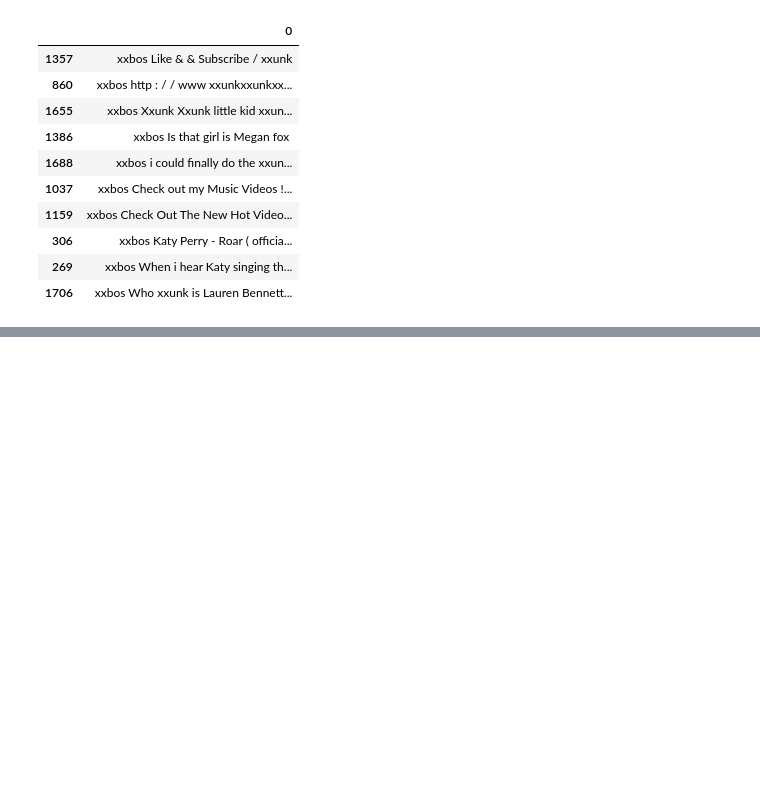
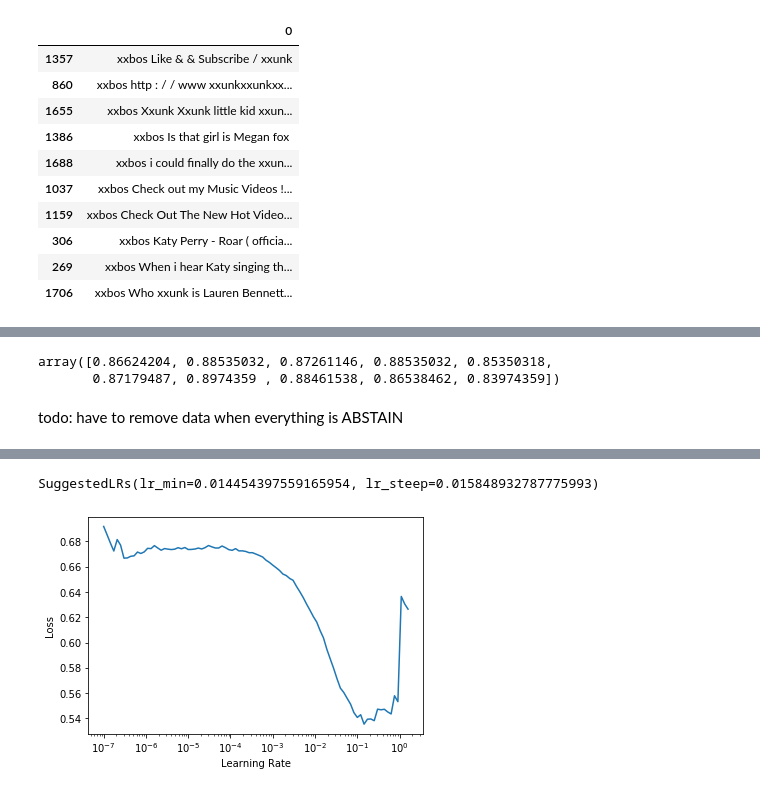
Before and after one commit to lgvaz/lazylabel, a Jupyter notebook: examples/youtube_spam.ipynb, the cells around one changed output, grey strips where cells are left out. Saved outputs shown, nothing was run; the diff lists cells and outputs as text; code cells hidden in the pictures; blank space fills up the shorter version.

Commit message:
fixes task_labels with splits

```diff
--- a/examples/youtube_spam.ipynb
+++ b/examples/youtube_spam.ipynb
@@ -259,0 +273,4 @@ get_sentences(tls, idxs).sample(10)
+# %%
+cat = labeller.lfs_order
+procs = [Categorify]
+splits = RandomSplitter()(df)
@@ -259,0 +281,2 @@ get_sentences(tls, idxs).sample(10)
+# %%
+to = TabularPandas(df, procs, cat, y_names='labels', y_block=CategoryBlock, splits=splits)
@@ -259,0 +303,8 @@ get_sentences(tls, idxs).sample(10)
+# %%
+m = RandomForestClassifier(n_estimators=100)
+cross_val_score(m, xs, y, cv=10)
+# %% [output]
+array([0.86624204, 0.88535032, 0.87261146, 0.88535032, 0.85350318,
+       0.87179487, 0.8974359 , 0.88461538, 0.86538462, 0.83974359])
+# %%
+dls = to.dataloaders()
@@ -259,0 +314,7 @@ get_sentences(tls, idxs).sample(10)
+# %% [markdown]
+todo: have to remove data when everything is ABSTAIN
+# %%
+learn = tabular_learner(dls, [10], loss_func=CrossEntropyLossFlat(), metrics=accuracy)
+# %%
+learn.lr_find()
+# %% [output]
@@ -259,0 +322,2 @@ get_sentences(tls, idxs).sample(10)
+SuggestedLRs(lr_min=0.014454397559165954, lr_steep=0.015848932787775993)
+[figure, added]
```
Also changed, not shown: parts of 33 cells of this notebook, 4 other files.
